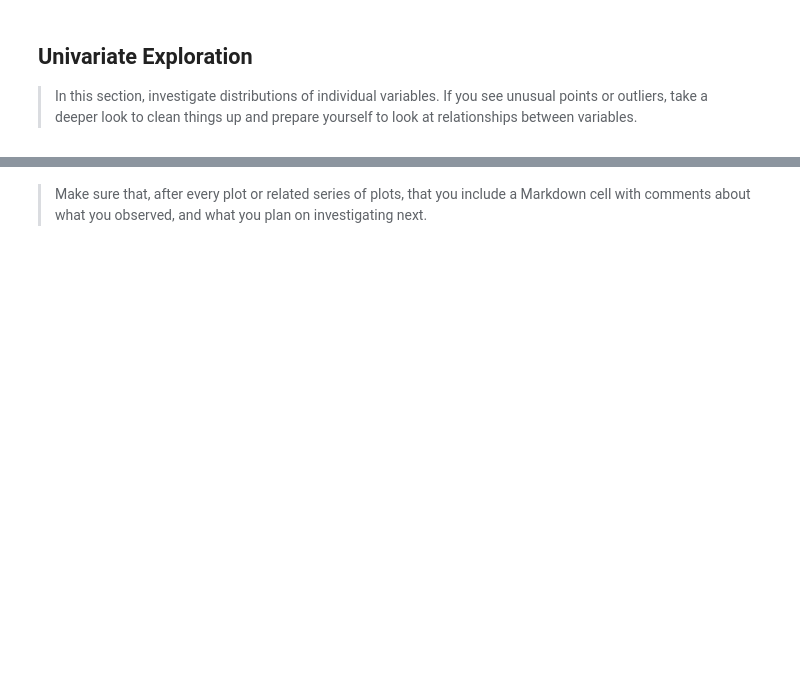
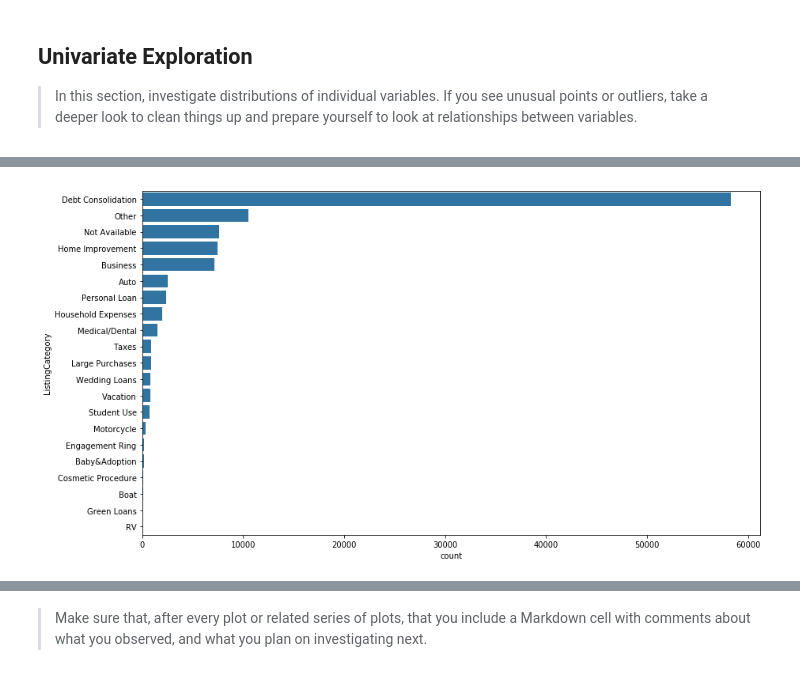
Before and after one commit to Jeff-VA/Udacity-Communicate-Data-Project, a Jupyter notebook: exploration.ipynb, the cells around one changed output, grey strips where cells are left out. Saved outputs shown, nothing was run; the diff lists cells and outputs as text; code cells hidden in the pictures; blank space fills up the shorter version.

```diff
--- a/exploration.ipynb
+++ b/exploration.ipynb
@@ -313,0 +357,7 @@ and prepare yourself to look at relationships between variables.
+# %%
+lc_order = df_trimmed.ListingCategory.value_counts().index
+
+plt.figure(figsize=(14,8))
+sns.countplot(data = df_trimmed, y = 'ListingCategory', color = base_color, order = lc_order);
+# %% [output]
+[figure, added]
```
Also changed, not shown: parts of 13 cells of this notebook.
